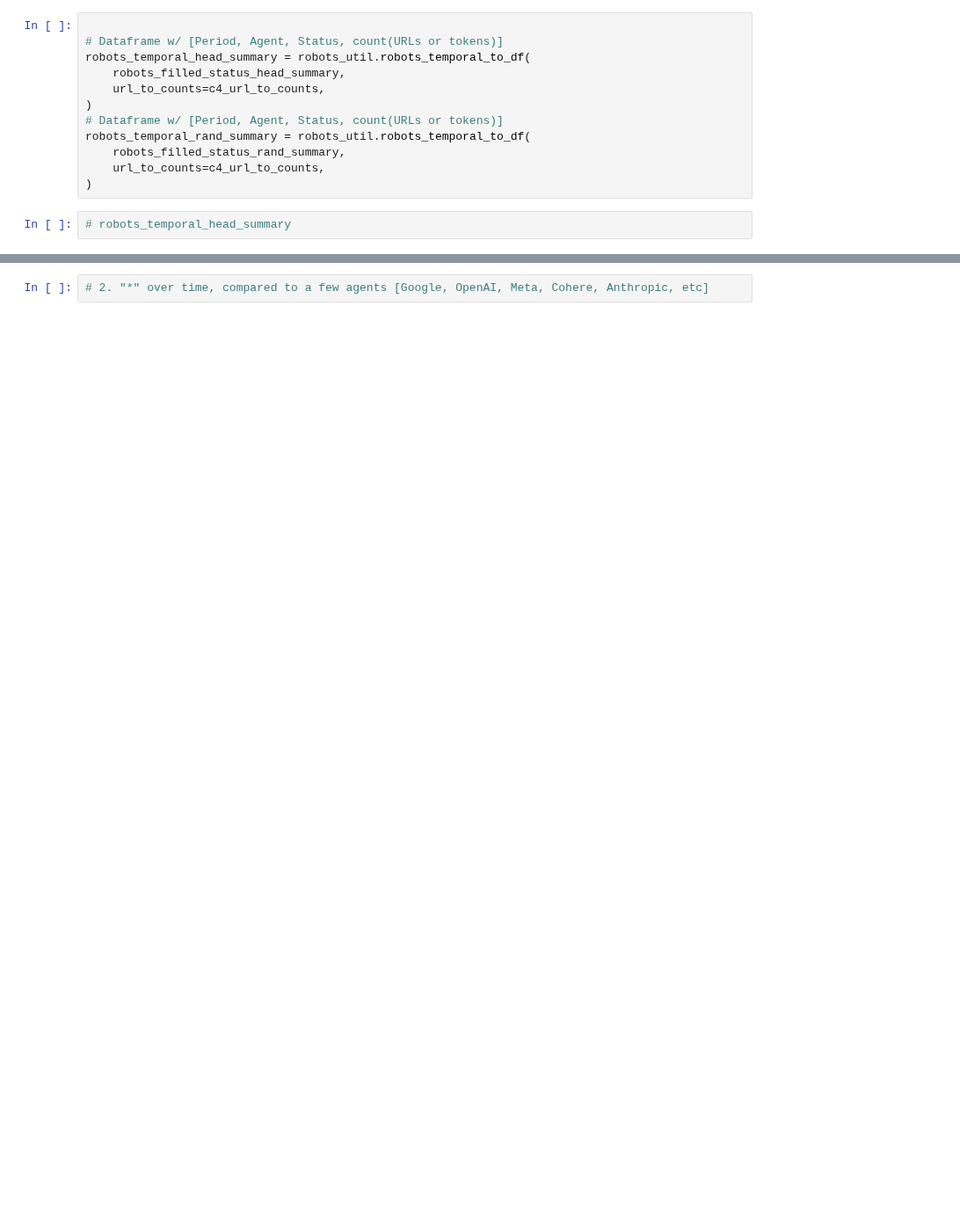
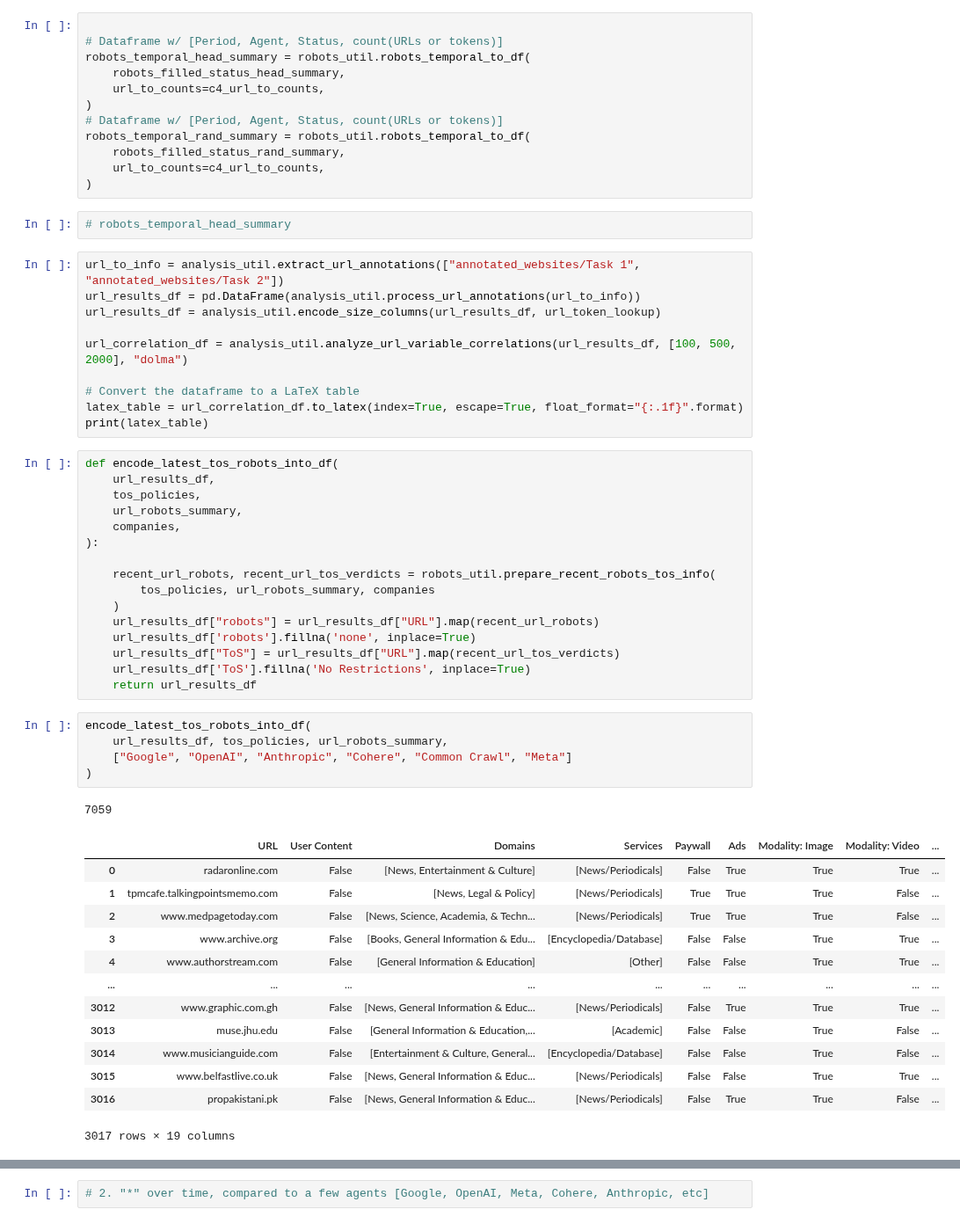
Before and after one commit to Data-Provenance-Initiative/Data-Provenance-Collection, a Jupyter notebook: src/analysis/robots_analysis.ipynb, the cells around one changed output, grey strips where cells are left out. Shown at 88% size. Cells and saved outputs as stored; diff of their text form; blank space fills up the shorter version.

```diff
--- a/src/analysis/robots_analysis.ipynb
+++ b/src/analysis/robots_analysis.ipynb
@@ -154,6 +156,52 @@ robots_temporal_rand_summary = robots_util.robots_temporal_to_df(
 )
 # %%
 # robots_temporal_head_summary
+# %%
+url_to_info = analysis_util.extract_url_annotations(["annotated_websites/Task 1", "annotated_websites/Task 2"])
+url_results_df = pd.DataFrame(analysis_util.process_url_annotations(url_to_info))
+url_results_df = analysis_util.encode_size_columns(url_results_df, url_token_lookup)
+
+url_correlation_df = analysis_util.analyze_url_variable_correlations(url_results_df, [100, 500, 2000], "dolma")
+
+# Convert the dataframe to a LaTeX table
+latex_table = url_correlation_df.to_latex(index=True, escape=True, float_format="{:.1f}".format)
+print(latex_table)
+# %%
+def encode_latest_tos_robots_into_df(
+    url_results_df,
+    tos_policies,
+    url_robots_summary,
+    companies,
+):
+
+    recent_url_robots, recent_url_tos_verdicts = robots_util.prepare_recent_robots_tos_info(
+        tos_policies, url_robots_summary, companies
+    )
+    url_results_df["robots"] = url_results_df["URL"].map(recent_url_robots)
+    url_results_df['robots'].fillna('none', inplace=True)
+    url_results_df["ToS"] = url_results_df["URL"].map(recent_url_tos_verdicts)
+    url_results_df['ToS'].fillna('No Restrictions', inplace=True)
+    return url_results_df
+# %%
+encode_latest_tos_robots_into_df(
+    url_results_df, tos_policies, url_robots_summary,
+    ["Google", "OpenAI", "Anthropic", "Cohere", "Common Crawl", "Meta"]
+)
+# %% [output]
+7059
+|  | URL | User Content | Domains | Services | Paywall | Ads | Modality: Image | Modality: Video | ... |
+| 0 | radaronline.com | False | [News, Entertainment & Culture] | [News/Periodicals] | False | True | True | True | ... |
+| 1 | tpmcafe.talkingpointsmemo.com | False | [News, Legal & Policy] | [News/Periodicals] | True | True | True | False | ... |
+| 2 | www.medpagetoday.com | False | [News, Science, Academia, & Techn... | [News/Periodicals] | True | True | True | False | ... |
+| 3 | www.archive.org | False | [Books, General Information & Edu... | [Encyclopedia/Database] | False | False | True | True | ... |
+| 4 | www.authorstream.com | False | [General Information & Education] | [Other] | False | False | True | True | ... |
+| ... | ... | ... | ... | ... | ... | ... | ... | ... | ... |
+| 3012 | www.graphic.com.gh | False | [News, General Information & Educ... | [News/Periodicals] | False | True | True | True | ... |
+| 3013 | muse.jhu.edu | False | [General Information & Education,... | [Academic] | False | False | True | False | ... |
+| 3014 | www.musicianguide.com | False | [Entertainment & Culture, General... | [Encyclopedia/Database] | False | False | True | False | ... |
+| 3015 | www.belfastlive.co.uk | False | [News, General Information & Educ... | [News/Periodicals] | False | False | True | True | ... |
+| 3016 | propakistani.pk | False | [News, General Information & Educ... | [News/Periodicals] | False | True | True | False | ... |
+3017 rows × 19 columns
 # %%
 
 
```
Also changed, not shown: parts of 6 cells of this notebook, 4 other files.
